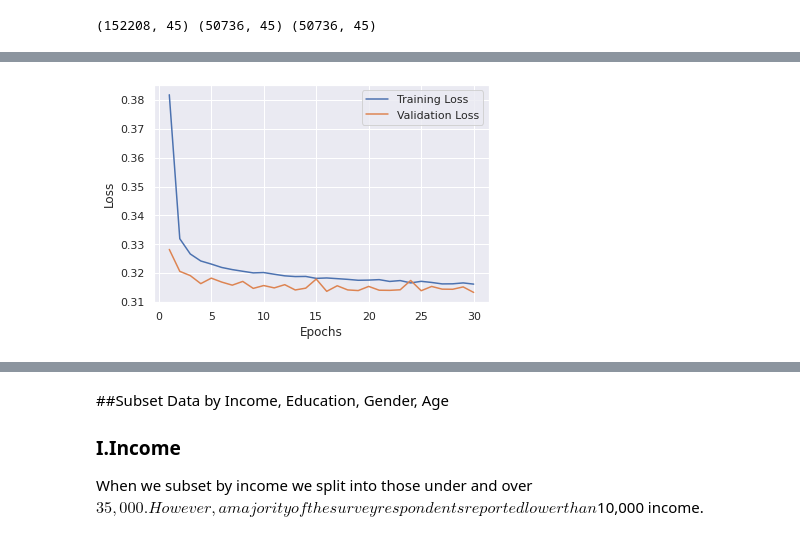
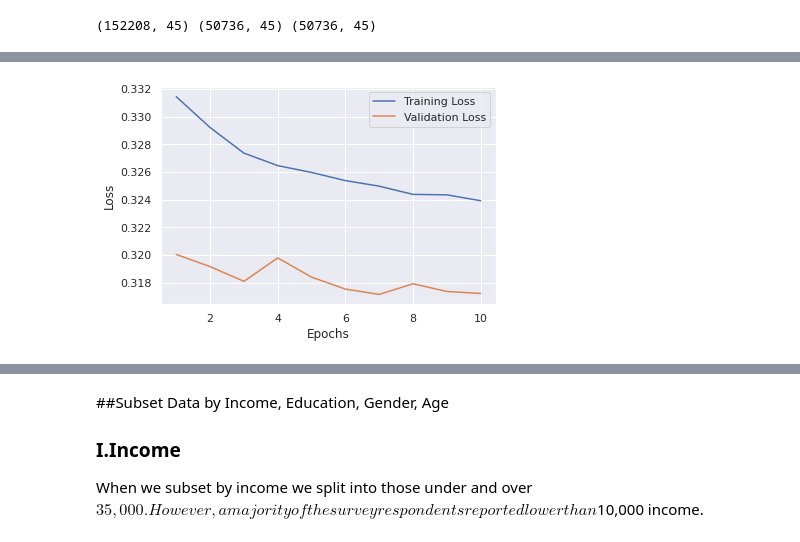
Before and after one commit to rindalafayyad17/Predicting-Diabetes-with-Machine-Learning, a Jupyter notebook: NN_newdata.ipynb, the cells around one changed output, grey strips where cells are left out. Saved outputs shown, nothing was run; the diff lists cells and outputs as text; code cells hidden in the pictures.

Commit message:
Update NN_newdata.ipynb
fix NN final layer, add specificity

```diff
--- a/NN_newdata.ipynb
+++ b/NN_newdata.ipynb
@@ -115,6 +148,9 @@ Name: Diabetes_012, dtype: int64
 # %%
 # merge the prediabetic and not diabetic
 diabetes.loc[diabetes['Diabetes_012'] == 0.0, "Diabetes_012"] = 1
+# %%
+diabetes.loc[diabetes['Diabetes_012'] == 1.0, "Diabetes_012"] = 0
+diabetes.loc[diabetes['Diabetes_012'] == 2.0, "Diabetes_012"] = 1
 # %%
 # check the counts for 0 no diabetes, 1 diabetic
 diabetes['Diabetes_012'].value_counts()
@@ -151,0 +183,4 @@ labels = labels.iloc[:,0:2]
+# %%
+# create labels dataset
+labels = diabetes['Diabetes_012']
+labels.value_counts()
@@ -171,9 +210,10 @@ model = keras.Sequential([
   layers.Dense(128, activation='relu'),
   layers.Dropout(0.5),
 
-  layers.Dense(32, activation='relu'),
+   layers.Dense(32, activation='relu'),
+  layers.Dropout(0.5),
 
-  layers.Dense(2, activation='sigmoid') # 2 categories
+  layers.Dense(1, activation='sigmoid') # 2 categories
 ])
 
 # model compile function
@@ -181,9 +221,10 @@ model.compile(loss = 'binary_crossentropy',
               optimizer = 'adam',
               metrics = ['accuracy'])
 # %%
+np.random.seed(356)
 history = model.fit(X_train,
           y_train,
-          epochs = 30, #change epochs to 100 after testing
+          epochs = 10, #change epochs to 30-50 after testing
           batch_size = 200,
           validation_data=(X_val, y_val)
           )
@@ -235,24 +279,24 @@ Trainable params: 48,866
 Non-trainable params: 0
 _________________________________________________________________
 # %%
-# # plot of validation loss and train loss
-# import seaborn as sns
-# sns.set()
+# plot of validation loss and train loss
+import seaborn as sns
+sns.set()
 
-# train_acc  = history.history['accuracy']
-# train_loss = history.history['loss']
-# val_acc  = history.history['val_accuracy']
-# val_loss = history.history['val_loss']
+train_acc  = history.history['accuracy']
+train_loss = history.history['loss']
+val_acc  = history.history['val_accuracy']
+val_loss = history.history['val_loss']
 
-# epochs = range(1, len(train_acc) + 1)
+epochs = range(1, len(train_acc) + 1)
 
-# plt.plot(epochs, train_loss, label = 'Training Loss')
-# plt.plot(epochs, val_loss, label = 'Validation Loss')
-# plt.xlabel('Epochs')
-# plt.ylabel('Loss')
-# plt.legend();
+plt.plot(epochs, train_loss, label = 'Training Loss')
+plt.plot(epochs, val_loss, label = 'Validation Loss')
+plt.xlabel('Epochs')
+plt.ylabel('Loss')
+plt.legend();
 # %% [output]
-[figure, old version]
+[figure, new version]
 # %%
 # test set accuracy
 test_loss, test_acc = new_model.evaluate(X_test, y_test)
```
Also changed, not shown: parts of 31 cells of this notebook.
